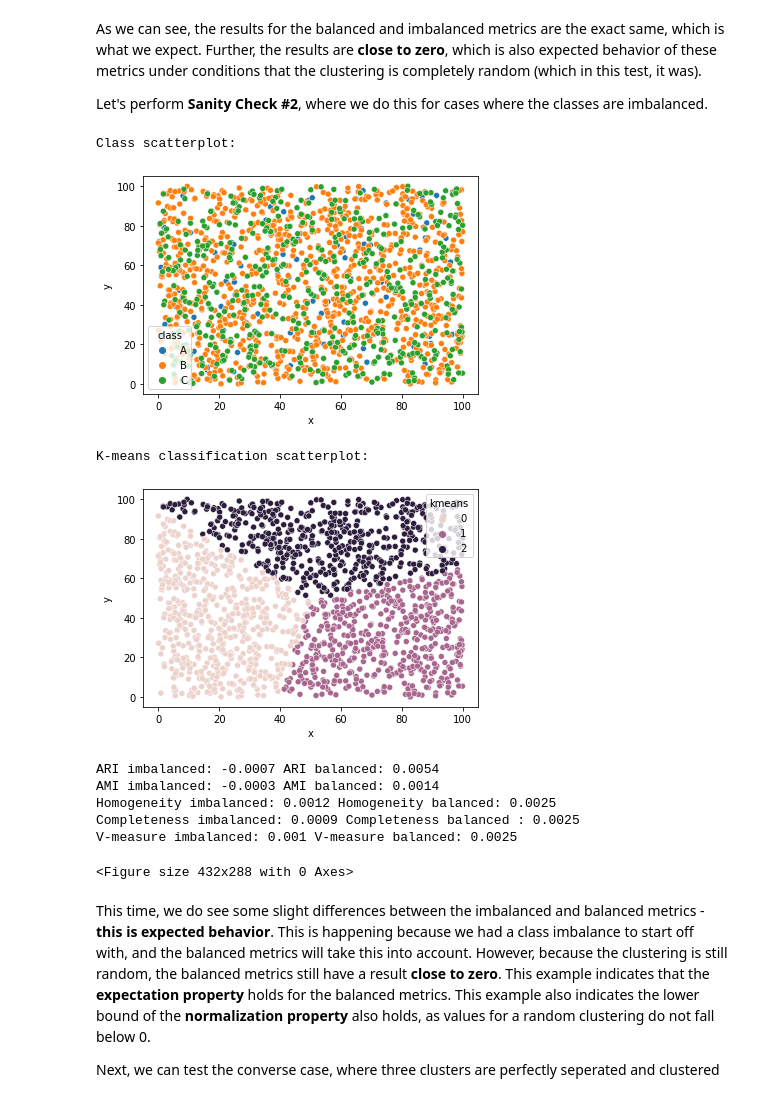
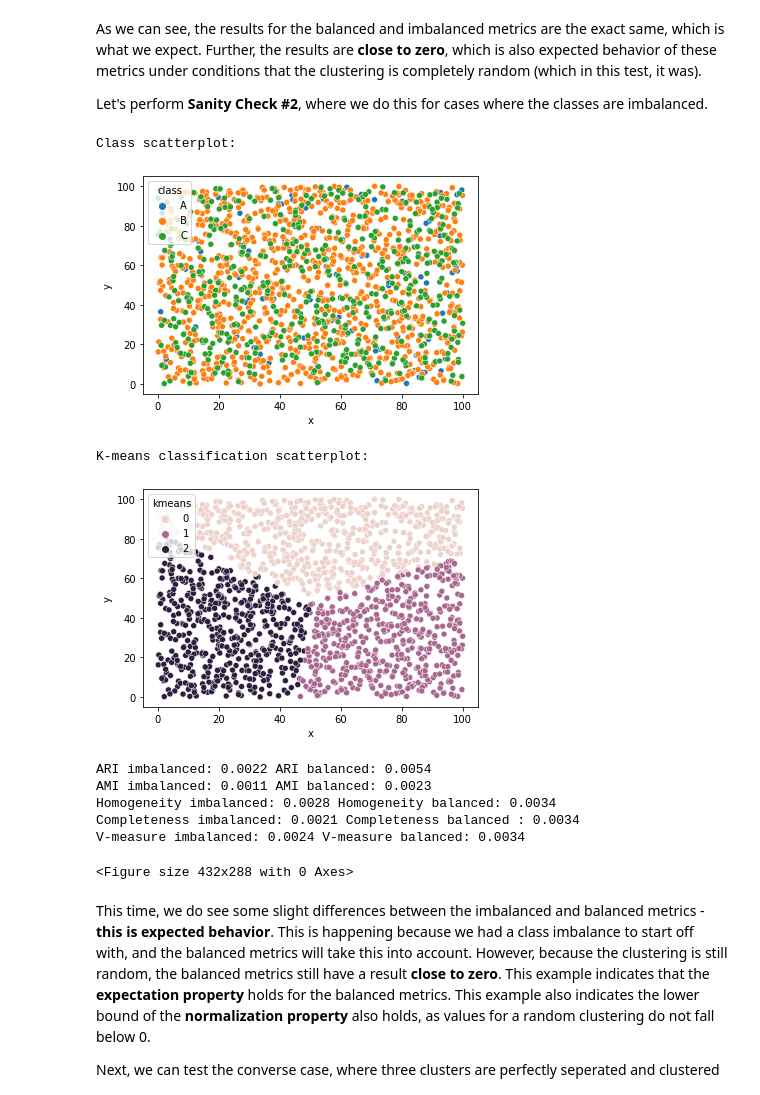
Before and after one commit to hsmaan/balanced-clustering, a Jupyter notebook: notebooks/01_imbalanced_metric_demo.ipynb, the cells around one changed output. Cells and saved outputs as stored; diff of their text form; code cells hidden in the pictures.

```diff
--- a/notebooks/01_imbalanced_metric_demo.ipynb
+++ b/notebooks/01_imbalanced_metric_demo.ipynb
@@ -42,13 +42,13 @@ from imbalanced_clustering import balanced_adjusted_rand_index, \
 # %% [markdown]
 We can begin testing random clustering by sampling data from a uniform distribution for 3 classes, and then performing k-means clustering (k = 3) on them. This should result in clusters that have the same number of classes in each of them. Let's see how the metrics behave when the classes are balanced (same number in each) in this respect. This will be **Sanity check #1**:
 # %%
-# Set a seed for reproducibility
+# Set a seed for reproducibility and create generator
 np.random.seed(42)
 
 # Sample three classes from a uniform distribution
-c_1 = np.random.uniform(0, 100, (500, 2))
-c_2 = np.random.uniform(0, 100, (500, 2))
-c_3 = np.random.uniform(0, 100, (500, 2))
+c_1 = np.random.default_rng(seed = 0).uniform(0, 100, (500, 2))
+c_2 = np.random.default_rng(seed = 1).uniform(0, 100, (500, 2))
+c_3 = np.random.default_rng(seed = 2).uniform(0, 100, (500, 2))
 
 # Plot the given results for each class using seaborn
 # Ensure to clear plot afterwards
@@ -75,7 +75,7 @@ plt.clf()
 
 # Perform k-means clustering with k = 3, and plot the results
 cluster_arr = np.array(cluster_df.iloc[:, 0:2])
-kmeans_res = KMeans(n_clusters = 3).fit_predict(X = cluster_arr)
+kmeans_res = KMeans(n_clusters = 3, random_state = 42).fit_predict(X = cluster_arr)
 
 cluster_df["kmeans"] = kmeans_res # Add k-means to cluster df
 print("K-means classification scatterplot:")
@@ -152,9 +152,9 @@ Let's perform **Sanity Check #2**, where we do this for cases where the classes
 # %%
 # Sample three classes from a uniform distribution - this time with
 # mixed class sizes (imbalance across the board)
-c_1 = np.random.uniform(0, 100, (100, 2))
-c_2 = np.random.uniform(0, 100, (1000, 2))
-c_3 = np.random.uniform(0, 100, (500, 2))
+c_1 = np.random.default_rng(seed = 0).uniform(0, 100, (100, 2))
+c_2 = np.random.default_rng(seed = 1).uniform(0, 100, (1000, 2))
+c_3 = np.random.default_rng(seed = 2).uniform(0, 100, (500, 2))
 
 # Plot the given results for each class using seaborn
 # Ensure to clear plot afterwards
@@ -181,7 +181,7 @@ plt.clf()
 
 # Perform k-means clustering with k = 3, and plot the results
 cluster_arr = np.array(cluster_df.iloc[:, 0:2])
-kmeans_res = KMeans(n_clusters = 3).fit_predict(X = cluster_arr)
+kmeans_res = KMeans(n_clusters = 3, random_state = 42).fit_predict(X = cluster_arr)
 
 cluster_df["kmeans"] = kmeans_res # Add k-means to cluster df
 print("K-means classification scatterplot:")
@@ -194,40 +194,40 @@ sns.scatterplot(
 plt.show()
 plt.clf()
 
 # Return and print balanced and imbalanced comparisons
 aris, amis, homogs, completes, v_measures = return_metrics(
     class_arr = cluster_df["class"], cluster_arr = cluster_df["kmeans"]
 )
 print(
     "ARI imbalanced: " + str(round(aris[0], 4)) + " " +
     "ARI balanced: " + str(round(aris[1], 4))
 )
 print(
     "AMI imbalanced: " + str(round(amis[0], 4)) + " " +
     "AMI balanced: " + str(round(amis[1], 4))
 )
 print(
     "Homogeneity imbalanced: " + str(round(homogs[0], 4)) + " " +
     "Homogeneity balanced: " + str(round(homogs[1], 4))
 )
 print(
     "Completeness imbalanced: " + str(round(completes[0], 4)) + " " +
     "Completeness balanced : " + str(round(completes[1], 4))
 )
 print(
     "V-measure imbalanced: " + str(round(v_measures[0], 4)) + " " +
     "V-measure balanced: " + str(round(v_measures[1], 4))
 )
 # %% [output]
 Class scatterplot:
-[figure, old version]
+[figure, new version]
 K-means classification scatterplot:
-[figure, old version]
+[figure, new version]
-ARI imbalanced: -0.0007 ARI balanced: 0.0054
-AMI imbalanced: -0.0003 AMI balanced: 0.0014
-Homogeneity imbalanced: 0.0012 Homogeneity balanced: 0.0025
-Completeness imbalanced: 0.0009 Completeness balanced : 0.0025
-V-measure imbalanced: 0.001 V-measure balanced: 0.0025
+ARI imbalanced: 0.0022 ARI balanced: 0.0054
+AMI imbalanced: 0.0011 AMI balanced: 0.0023
+Homogeneity imbalanced: 0.0028 Homogeneity balanced: 0.0034
+Completeness imbalanced: 0.0021 Completeness balanced : 0.0034
+V-measure imbalanced: 0.0024 V-measure balanced: 0.0034
 <Figure size 432x288 with 0 Axes>
 # %% [markdown]
 This time, we do see some slight differences between the imbalanced and balanced metrics - **this is expected behavior**. This is happening because we had a class imbalance to start off with, and the balanced metrics will take this into account. However, because the clustering is still random, the balanced metrics still have a result **close to zero**. This example indicates that the **expectation property** holds for the balanced metrics. This example also indicates the lower bound of the **normalization property** also holds, as values for a random clustering do not fall below 0.
```
Also changed, not shown: parts of 9 cells of this notebook.
